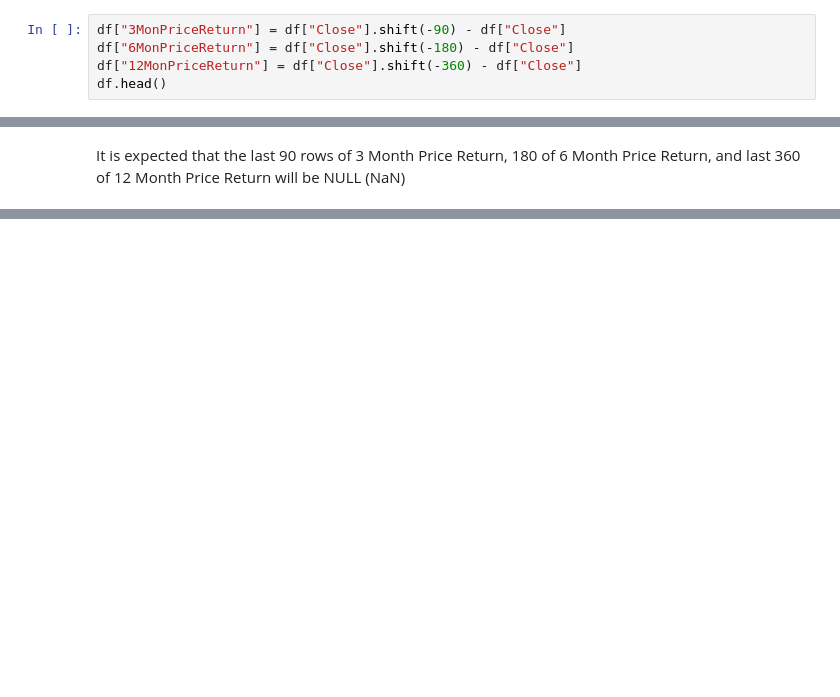
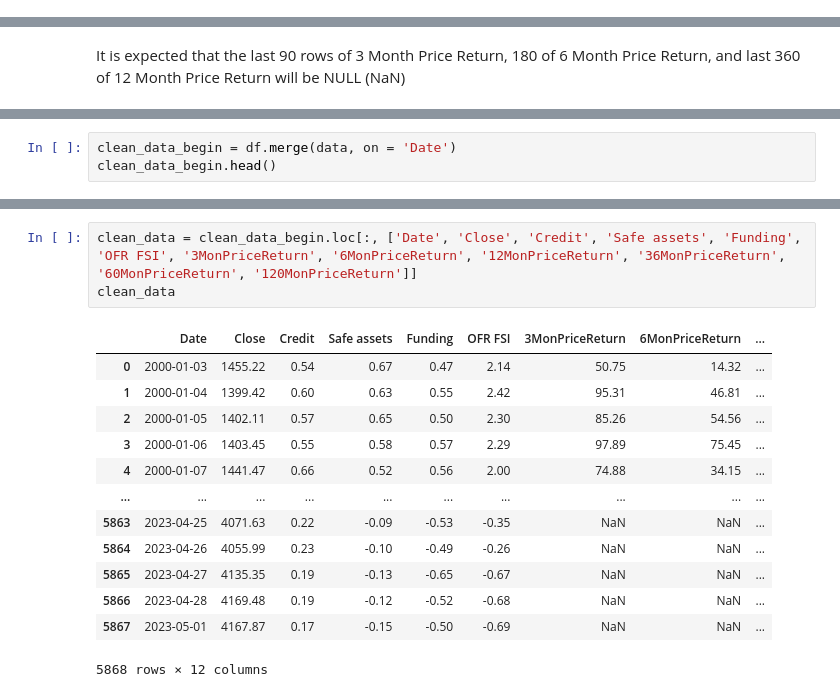
Before and after one commit to luke-anglin/PriceReturnCorr, a Jupyter notebook: Price Return Corr.ipynb, the cells around one changed output, grey strips where cells are left out. Cells and saved outputs as stored; diff of their text form; blank space fills up the shorter version.

```diff
--- a/Price Return Corr.ipynb
+++ b/Price Return Corr.ipynb
@@ -96,5 +91,0 @@ df.tail()
-# %%
-df["3MonPriceReturn"] = df["Close"].shift(-90) - df["Close"]
-df["6MonPriceReturn"] = df["Close"].shift(-180) - df["Close"]
-df["12MonPriceReturn"] = df["Close"].shift(-360) - df["Close"]
-df.head()
@@ -128,0 +94,3 @@ data.shape
+# %%
+clean_data_begin = df.merge(data, on = 'Date')
+clean_data_begin.head()
@@ -128,0 +105,17 @@ data.shape
+# %%
+clean_data = clean_data_begin.loc[:, ['Date', 'Close', 'Credit', 'Safe assets', 'Funding', 'OFR FSI', '3MonPriceReturn', '6MonPriceReturn', '12MonPriceReturn', '36MonPriceReturn', '60MonPriceReturn', '120MonPriceReturn']]
+clean_data
+# %% [output]
+|  | Date | Close | Credit | Safe assets | Funding | OFR FSI | 3MonPriceReturn | 6MonPriceReturn | ... |
+| 0 | 2000-01-03 | 1455.22 | 0.54 | 0.67 | 0.47 | 2.14 | 50.75 | 14.32 | ... |
+| 1 | 2000-01-04 | 1399.42 | 0.60 | 0.63 | 0.55 | 2.42 | 95.31 | 46.81 | ... |
+| 2 | 2000-01-05 | 1402.11 | 0.57 | 0.65 | 0.50 | 2.30 | 85.26 | 54.56 | ... |
+| 3 | 2000-01-06 | 1403.45 | 0.55 | 0.58 | 0.57 | 2.29 | 97.89 | 75.45 | ... |
+| 4 | 2000-01-07 | 1441.47 | 0.66 | 0.52 | 0.56 | 2.00 | 74.88 | 34.15 | ... |
+| ... | ... | ... | ... | ... | ... | ... | ... | ... | ... |
+| 5863 | 2023-04-25 | 4071.63 | 0.22 | -0.09 | -0.53 | -0.35 | NaN | NaN | ... |
+| 5864 | 2023-04-26 | 4055.99 | 0.23 | -0.10 | -0.49 | -0.26 | NaN | NaN | ... |
+| 5865 | 2023-04-27 | 4135.35 | 0.19 | -0.13 | -0.65 | -0.67 | NaN | NaN | ... |
+| 5866 | 2023-04-28 | 4169.48 | 0.19 | -0.12 | -0.52 | -0.68 | NaN | NaN | ... |
+| 5867 | 2023-05-01 | 4167.87 | 0.17 | -0.15 | -0.50 | -0.69 | NaN | NaN | ... |
+5868 rows × 12 columns
```
Also changed, not shown: parts of 26 cells of this notebook, 3 other files.
